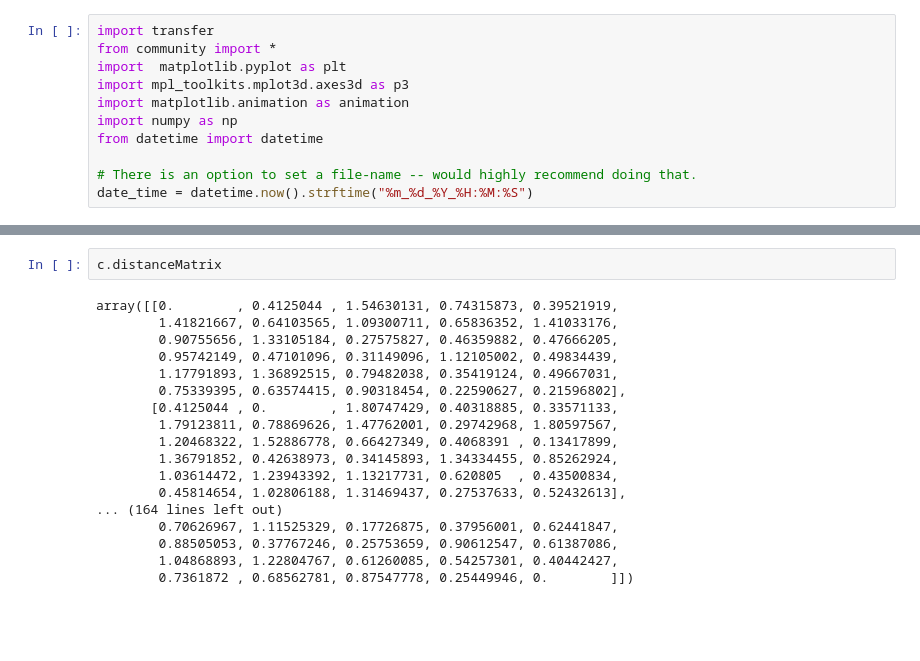
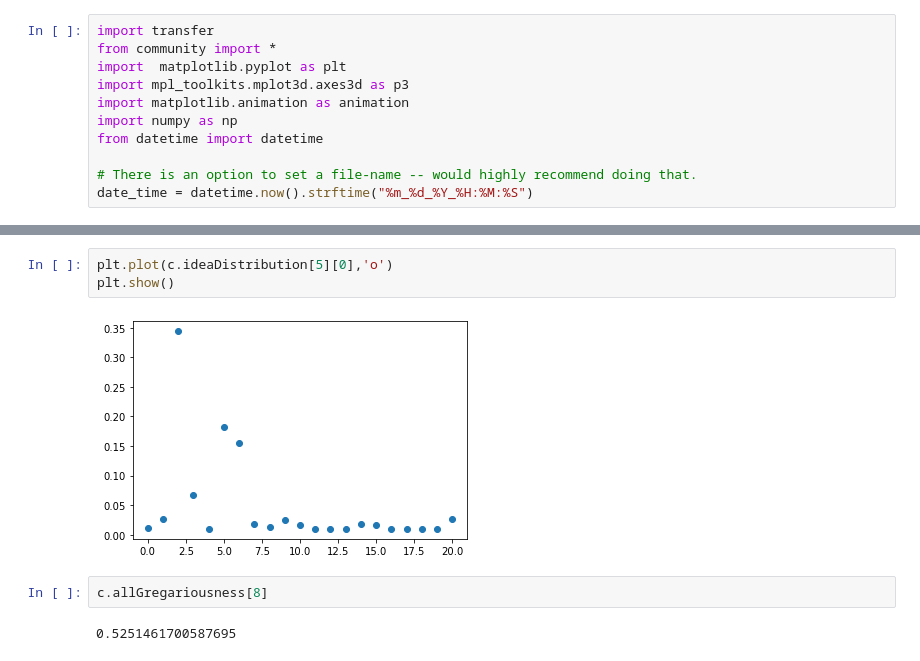
Before and after one commit to tcikezu/ideatransfer, a Jupyter notebook: simulate.ipynb, the cells around one changed output, grey strips where cells are left out. Saved outputs shown, nothing was run; the diff lists cells and outputs as text; blank space fills up the shorter version.

```diff
--- a/simulate.ipynb
+++ b/simulate.ipynb
@@ -115,20 +81,9 @@ plt.imshow(c.distanceMatrix)
-# %%
-c.distanceMatrix
-# %% [output]
-array([[0.        , 0.4125044 , 1.54630131, 0.74315873, 0.39521919,
-        1.41821667, 0.64103565, 1.09300711, 0.65836352, 1.41033176,
-        0.90755656, 1.33105184, 0.27575827, 0.46359882, 0.47666205,
-        0.95742149, 0.47101096, 0.31149096, 1.12105002, 0.49834439,
-        1.17791893, 1.36892515, 0.79482038, 0.35419124, 0.49667031,
-        0.75339395, 0.63574415, 0.90318454, 0.22590627, 0.21596802],
-       [0.4125044 , 0.        , 1.80747429, 0.40318885, 0.33571133,
-        1.79123811, 0.78869626, 1.47762001, 0.29742968, 1.80597567,
-        1.20468322, 1.52886778, 0.66427349, 0.4068391 , 0.13417899,
-        1.36791852, 0.42638973, 0.34145893, 1.34334455, 0.85262924,
-        1.03614472, 1.23943392, 1.13217731, 0.620805  , 0.43500834,
-        0.45814654, 1.02806188, 1.31469437, 0.27537633, 0.52432613],
-... (164 lines left out)
-        0.70626967, 1.11525329, 0.17726875, 0.37956001, 0.62441847,
-        0.88505053, 0.37767246, 0.25753659, 0.90612547, 0.61387086,
-        1.04868893, 1.22804767, 0.61260085, 0.54257301, 0.40442427,
-        0.7361872 , 0.68562781, 0.87547778, 0.25449946, 0.        ]])
+# %%
+plt.plot(c.ideaDistribution[5][0],'o')
+plt.show()
+# %% [output]
+[figure, added]
+# %%
+c.allGregariousness[8]
+# %% [output]
+0.5251461700587695
```
Also changed, not shown: parts of 7 cells of this notebook, 6 other files.
